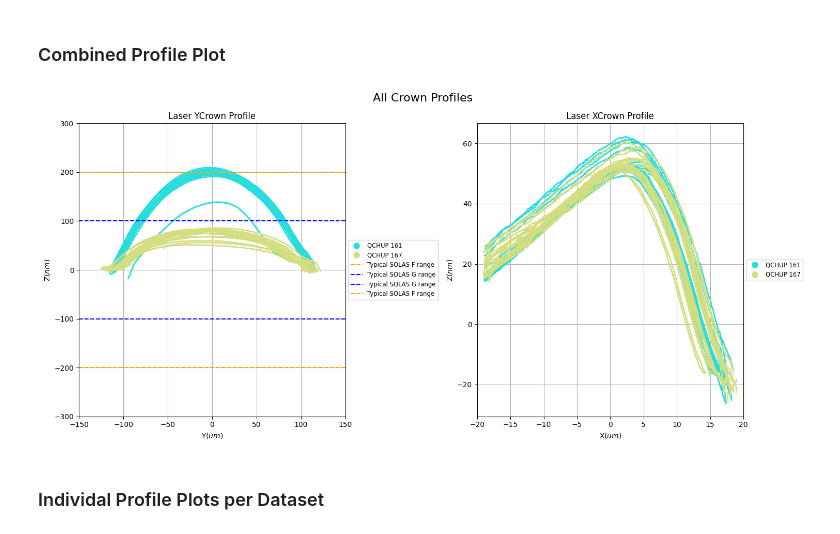
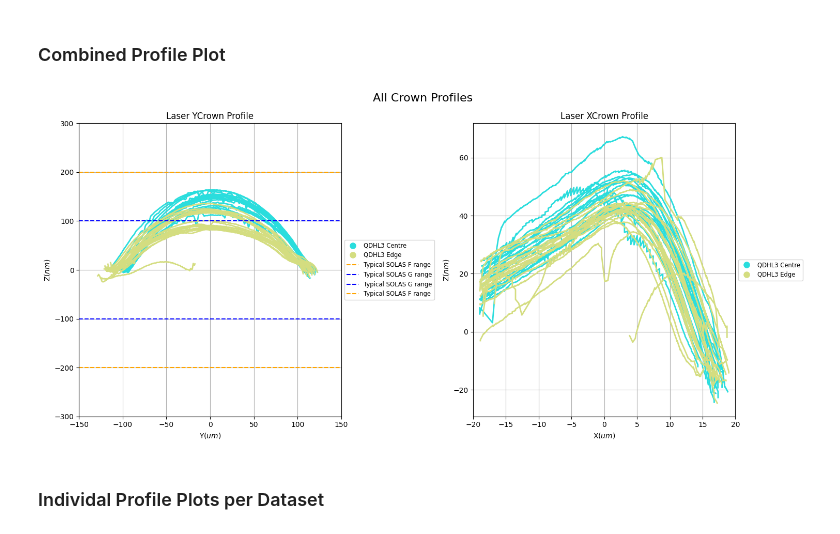
Before and after one commit to VadanKhan/vadan-topography-wyko, a Jupyter notebook: vadan_topography_wyko/main.ipynb, the cells around one changed output. Drawn from its saved outputs; the diff is of its cells as text; code cells hidden in the pictures.

```diff
--- a/vadan_topography_wyko/main.ipynb
+++ b/vadan_topography_wyko/main.ipynb
@@ -64,6 +64,7 @@ EDGE_CUBES = [
     "148",
     "185",
     "128",
+    "127",
     "177",
     "157",
     "158",
@@ -91,17 +92,15 @@ DATASETS = []
 
 # ---------------- Input and Output Paths + Analysis Plot Names -------------- #
 INPUTPATH = "C:\\Users\\762093\\Documents\\WYKO_DATA"
-OUTPUTPATH = "C:\\Users\\762093\\Documents\\WYKO_DATA\\output_debug"
+OUTPUTPATH = "C:\\Users\\762093\\Documents\\WYKO_DATA\\OUTPUTS\\QDHL3"
 
-CAMPAIGN_NAME = "pythonprototyping"
+CAMPAIGN_NAME = "RECENTS-QDHL3"
 
 
 # ---------------------------- DATASETS to Analyse --------------------------- #
 DATASETS = [
-    "QCHUP_CUBE_161",
-    "QCHUP_CUBE_167",
-    # "240039_CUBE_LEFT3",
-    # "240039_CUBE_LEFT4",
+    "QDHL3_CUBE_142",
+    "QDHL3_CUBE_127",
     # Add more DATASETS as needed
 ]
 NUMDATA = len(DATASETS)
@@ -112,14 +111,14 @@ GROUP_BY_DESIGN_INFO = (
 )
 
 DESIGN_INFOS = [
-    "60s RTA - G Dense",
-    "60s RTA - G Dense",
+    "Config G - 30s RTA",
+    "Config G - 30s RTA",
 ]  # Few Files Check
 
 # ------------------------------------------ Stamp Info ------------------------------------------ #
 STAMP_IDS = [
-    240058,
-    240025,
+    230071,
+    230073,
 ]
 
 # ------- input the number of ROWS and columns in measured laser array. ------- #
@@ -982,7 +980,7 @@ def plot_all_crown_profiles(
     legendnames = (
         unique_design_infos
         if group_by_design_info
-        else [f"{waferID} {cubeID}" for waferID, cubeID in zip(waferIDs, cubeIDs)]
+        else [f"{waferID} {cube_loc}" for waferID, cube_loc in zip(waferIDs, location_labels)]
     )
 
     # Generate unique colors for each profile
@@ -1089,34 +1087,34 @@ def plot_all_crown_profiles(
     plt.tight_layout()
     output_file = os.path.join(output_path, f"{campaign_name}_All_Crown_Profiles.png")
     plt.savefig(output_file, bbox_inches="tight")
 
 
 # Example usage with horizontal lines and annotations in the legend
 y_positions = [-200, -100, 100, 200]
 border_colours = ["#FFA500", "blue", "blue", "#FFA500"]
 annotations = [
     "Typical SOLAS F range",
     "Typical SOLAS G range",
     "Typical SOLAS G range",
     "Typical SOLAS F range",
 ]
 
 plot_all_crown_profiles(
     data_crownprofiles,
     data_xcrownprofiles,
     datasets=DATASETS,
     designinfos=DESIGN_INFOS,
     group_by_design_info=False,
     output_path=OUTPUTPATH,
     campaign_name=CAMPAIGN_NAME,
     summary_lims=SUMMARYLIMS,
     palette_name="rainbow",
     y_positions=y_positions,
     border_colours=border_colours,
     annotations=annotations,
 )
 # %% [output]
-[figure, old version]
+[figure, new version]
 # %% [markdown]
 ### Individal Profile Plots per Dataset
 # %%
```
Also changed, not shown: parts of 8 cells of this notebook, 1 other file.
